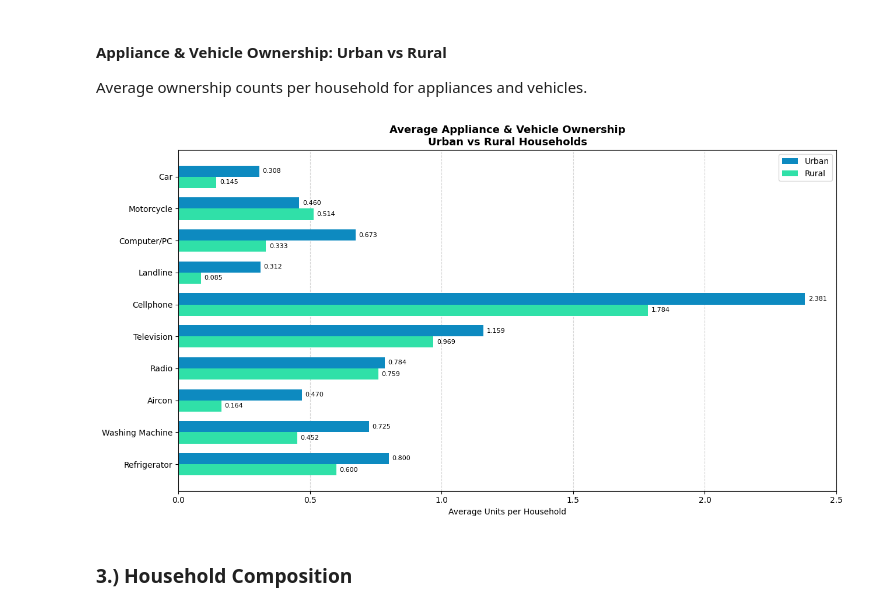
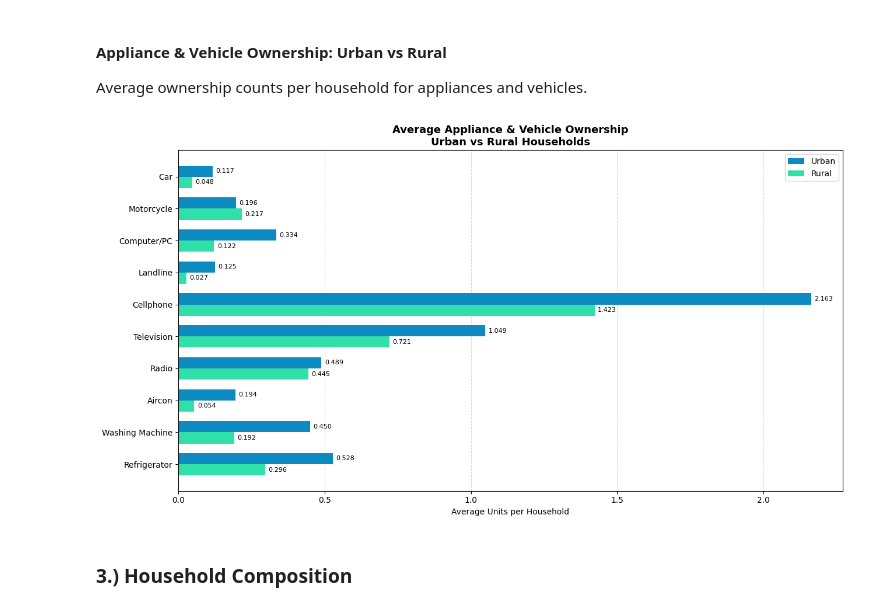
Before and after one commit to NebulaRojo9/STINTSY-MCO, a Jupyter notebook: Group2_nb.ipynb, the cells around one changed output. Drawn from its saved outputs; the diff is of its cells as text; code cells hidden in the pictures.

```diff
--- a/Group2_nb.ipynb
+++ b/Group2_nb.ipynb
@@ -73,7 +73,7 @@ Use only selected features to lessen size
 # %%
 selected_features = [
     'URB', # Target Variable
-    'BLDG_TYPE', 'ROOF', 'WALLS', 'TOILET', 'ELECTRIC', 'WATER',
+    'W_REGN', 'BLDG_TYPE', 'ROOF', 'WALLS', 'TOILET', 'ELECTRIC', 'WATER',
     'NET_RECEIPT', 'REGFT', 'EAINC', 'TOINC', 'T_FOOD_HOME', 'T_FOOD',
     'T_CLOTH', 'T_HEALTH', 'T_HOUSING_WATER', 'T_RENTVAL', 'T_IMPUTED_RENT',
     'T_COMMUNICATION', 'T_MEAT', 'T_FISH', 'T_MILK', 'T_OIL', 'T_FRUIT',
@@ -266,12 +266,12 @@ compareChart(
 
 # ── Label mappings ────────────────────────────────────────────────────────────
 REGION_LABELS = {
-    1:  "Region I\n(Ilocos)",        2:  "Region II\n(Cagayan Valley)",
-    3:  "Region III\n(C. Luzon)",    5:  "Region V\n(Bicol)",
-    6:  "Region VI\n(W. Visayas)",   7:  "Region VII\n(C. Visayas)",
-    8:  "Region VIII\n(E. Visayas)", 9:  "Region IX\n(Zamboanga)",
-    10: "Region X\n(N. Mindanao)",   11: "Region XI\n(Davao)",
-    12: "Region XII\n(SOCCSKSARGEN)",13: "NCR",
+    1:  "Region I\n(Ilocos)",         2:  "Region II\n(Cagayan Valley)",
+    3:  "Region III\n(C. Luzon)",     5:  "Region V\n(Bicol)",
+    6:  "Region VI\n(W. Visayas)",    7:  "Region VII\n(C. Visayas)",
+    8:  "Region VIII\n(E. Visayas)",  9:  "Region IX\n(Zamboanga)",
+    10: "Region X\n(N. Mindanao)",    11: "Region XI\n(Davao)",
+    12: "Region XII\n(SOCCSKSARGEN)", 13: "NCR",
     14: "CAR",                        15: "ARMM",
     16: "CARAGA",                     41: "Region IVA\n(CALABARZON)",
     42: "Region IVB\n(MIMAROPA)",
@@ -291,9 +291,9 @@ WATER_LABELS = {
 urban_c, rural_c = "#0d8ac0", "#30e0a8"
 
 # Apply readable labels to a working copy
-ws_or_na_df_labeled = ws_or_na_df.copy()
-ws_or_na_df_labeled["URB_LABEL"]   = ws_or_na_df_labeled["URB"].map({1:"Urban", 2:"Rural"})
-ws_or_na_df_labeled["REGION_LABEL"]= ws_or_na_df_labeled["W_REGN"].map(REGION_LABELS)
+fies_subset_df_labeled = fies_subset_df.copy()
+fies_subset_df_labeled["URB_LABEL"]   = fies_subset_df_labeled["URB"].map({1:"Urban", 2:"Rural"})
+fies_subset_df_labeled["REGION_LABEL"]= fies_subset_df_labeled["W_REGN"].map(REGION_LABELS)
 
 print("Label mappings ready.")
 # %% [output]
@@ -302,7 +302,7 @@ Label mappings ready.
 
 # ── Regional counts: Urban vs Rural ─────────────────────────────────────────
 region_urb = (
-    ws_or_na_df_labeled
+    fies_subset_df_labeled
     .groupby(["REGION_LABEL", "URB_LABEL"])
     .size()
     .unstack(fill_value=0)
@@ -477,39 +477,39 @@ appliance_cols = {
     "REF_QTY":        "Refrigerator",
 }
 
-app_df = ws_or_na_df_labeled[list(appliance_cols.keys()) + ["URB_LABEL"]].copy()
+app_df = fies_subset_df_labeled[list(appliance_cols.keys()) + ["URB_LABEL"]].copy()
 for col in appliance_cols:
     app_df[col] = pd.to_numeric(app_df[col], errors="coerce")
 
 app_mean = (
     app_df
     .groupby("URB_LABEL")[list(appliance_cols.keys())]
     .mean()
     .rename(columns=appliance_cols)
     .T
 )
 
 n = len(app_mean)
 y = np.arange(n)
 bar_h = 0.35
 
 fig, ax = plt.subplots(figsize=(13, 7))
 b_u = ax.barh(y - bar_h/2, app_mean["Urban"], height=bar_h, label="Urban", color=urban_c)
 b_r = ax.barh(y + bar_h/2, app_mean["Rural"],  height=bar_h, label="Rural",  color=rural_c)
 
 ax.bar_label(b_u, padding=4, fmt="{:.3f}", fontsize=8)
 ax.bar_label(b_r, padding=4, fmt="{:.3f}", fontsize=8)
 
 ax.set_yticks(y); ax.set_yticklabels(app_mean.index, fontsize=10)
 ax.invert_yaxis()
 ax.set_xlabel("Average Units per Household")
 ax.set_title("Average Appliance & Vehicle Ownership\nUrban vs Rural Households",
              fontsize=13, fontweight="bold")
 ax.xaxis.grid(True, linestyle="--", alpha=0.5); ax.set_axisbelow(True)
 ax.legend()
 plt.tight_layout(); plt.show()
 # %% [output]
-[figure, old version]
+[figure, new version]
 # %% [markdown]
  ### **3.) Household Composition**
 # %% [markdown]
```
Also changed, not shown: parts of 9 cells of this notebook.
